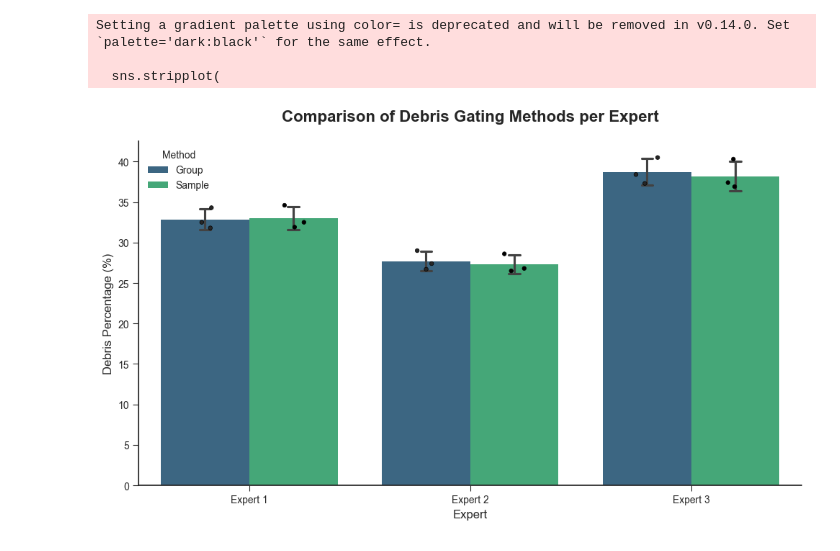
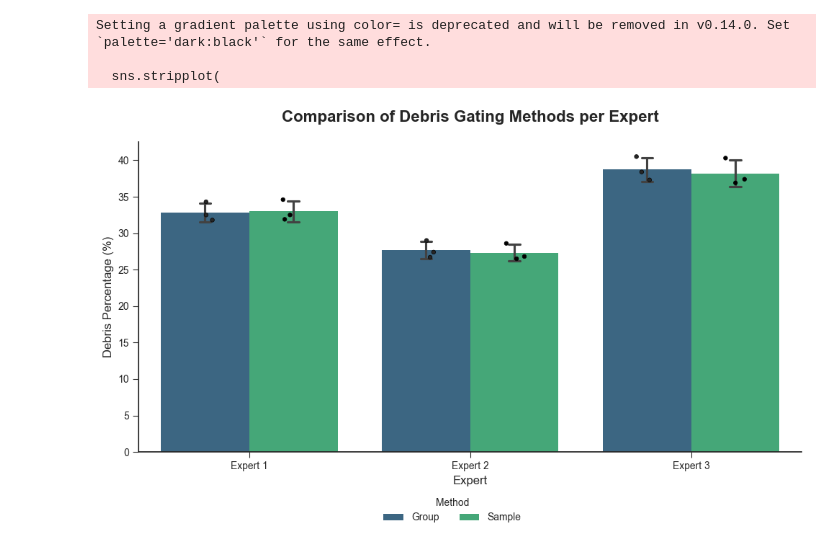
Before and after one commit to 1ordinateur/FlowMOP, a Jupyter notebook: fig_2_csv_analysis/fig_2_debris.ipynb, the cells around one changed output. Cells and saved outputs as stored; diff of their text form; code cells hidden in the pictures.

```diff
--- a/fig_2_csv_analysis/fig_2_debris.ipynb
+++ b/fig_2_csv_analysis/fig_2_debris.ipynb
@@ -89,7 +89,7 @@ for i, time in enumerate(debris_data):
     debris_data[i] = parse_filenames(time).sort_values(by="sample").reset_index(drop=True)
 
 overall_counts = debris_data[0]["Count"]
-initial_sample1 = debris_data[0]["sample1 | Freq. of Parent (%)"]
+initial_sample = debris_data[0]["sample1 | Freq. of Parent (%)"]
 debris_data[0]["Count"] = overall_counts * debris_data[0]["passeddebris subset | Freq. of Parent (%)"]/100
 debris_data[0].drop(
     columns=["Unnamed: 7", "sample1 | Freq. of Parent (%)",
@@ -107,3 +107,20 @@ debris_data[1] = debris_data[1].rename(columns={
 combined_debris = pd.concat([debris_data[0], debris_data[1]])
 combined_debris_samplewise = combined_debris[combined_debris["method"] == "samplewise"]
 combined_debris_groupwise = combined_debris[combined_debris["method"] == "groupwise"]
+# %%
+flowmop_data = combined_debris[combined_debris['sampler'] == 'flowmop']
+from scipy import stats
+
+# Perform paired t-test between initial_sample and flowmop_data debris
+t_stat, p_value = stats.ttest_rel(initial_sample, flowmop_data['debris'])
+
+print(f"Paired t-test results:")
+print(f"t-statistic: {t_stat:.4f}")
+print(f"p-value: {p_value:.4f}")
+
+# Print summary statistics for context
+print(f"\nSummary statistics:")
+print(f"Initial sample mean: {initial_sample.mean():.2f}")
+print(f"FlowMOP debris mean: {flowmop_data['debris'].mean():.2f}")
+print(f"Initial sample std: {initial_sample.std():.2f}")
+print(f"FlowMOP debris std: {flowmop_data['debris'].std():.2f}")
@@ -334,35 +361,48 @@ def add_significance_bracket(x_center, p_val, ax, experts_df, order):
     x2 = x_center + bar_width / 2
 
     # Position the bracket slightly above the highest bar/error bar
     y_bracket = max_y + 0.05 * ax.get_ylim()[1]
     bracket_height = 0.02 * ax.get_ylim()[1]
 
     ax.plot([x1, x1, x2, x2], [y_bracket, y_bracket + bracket_height, y_bracket + bracket_height, y_bracket], c='k', lw=1.2)
     ax.text((x1 + x2) / 2, y_bracket + bracket_height, s_text,
             ha='center', va='bottom', fontsize=12, weight='bold')
 
 # Add annotations for each expert
 for i, expert in enumerate(order):
     if expert in p_values_method_comparison:
         p_val = p_values_method_comparison[expert]
         add_significance_bracket(i, p_val, ax, experts_df, order)
 
 # 5. Final Touches
 ax.set_title('Comparison of Debris Gating Methods per Expert', fontsize=16, weight='bold', pad=20)
 ax.set_xlabel('Expert', fontsize=12)
 ax.set_ylabel('Debris Percentage (%)', fontsize=12)
 ax.tick_params(axis='both', which='major', labelsize=10)
 
-# Handle the legend to avoid duplicate entries from the stripplot
+# Get handles and labels, then remove the default legend
 handles, labels = ax.get_legend_handles_labels()
-ax.legend(handles[:2], labels[:2], title='Method')
+if ax.get_legend() is not None:
+    ax.get_legend().remove()
+
+# Add a new legend at the bottom of the figure
+fig.legend(
+    handles[:2],
+    labels[:2],
+    title='Method',
+    bbox_to_anchor=(0.5, 0),
+    loc='lower center',
+    ncol=2,
+    frameon=False
+)
+
 sns.despine()
 
-# Adjust layout and show plot
-plt.tight_layout()
+# Adjust layout to make space for the legend
+plt.tight_layout(rect=[0, 0.08, 1, 1])
 plt.show()
 # %% [output]
 Setting a gradient palette using color= is deprecated and will be removed in v0.14.0. Set `palette='dark:black'` for the same effect.
 
   sns.stripplot(
-[figure, old version]
+[figure, new version]
```
Also changed, not shown: parts of 2 cells of this notebook, 4 other files.
